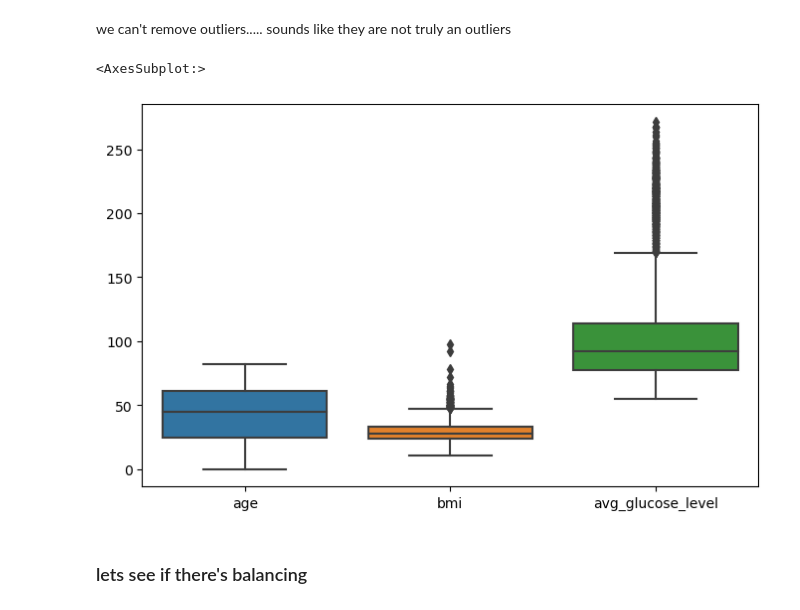
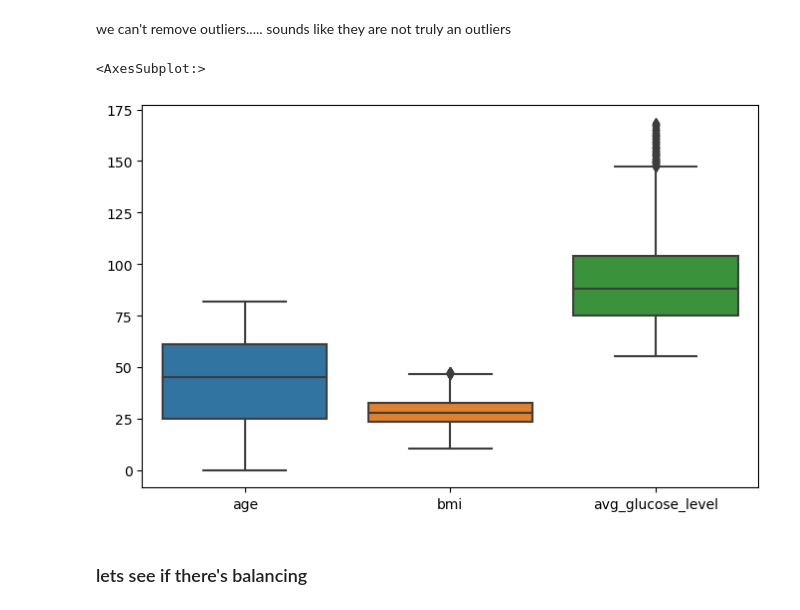
Before and after one commit to waleedtarazi/stroke, a Jupyter notebook: strok.ipynb, the cells around one changed output. Cells and saved outputs as stored; diff of their text form; code cells hidden in the pictures.

```diff
--- a/strok.ipynb
+++ b/strok.ipynb
@@ -142,10 +143,10 @@ raw_data_no_outliers.head()
 we can't remove outliers..... sounds like they are not truly an outliers
 # %%
 plt.figure(figsize=(8,5))
-sns.boxplot(data= raw_data[['age','bmi','avg_glucose_level']], )
+sns.boxplot(data= raw_data_no_outliers[['age','bmi','avg_glucose_level']], )
 # %% [output]
 <AxesSubplot:>
-[figure, old version]
+[figure, new version]
 # %% [markdown]
 ### lets see if there's balancing
 # %%
```
Also changed, not shown: parts of 23 cells of this notebook, 30 other files.
